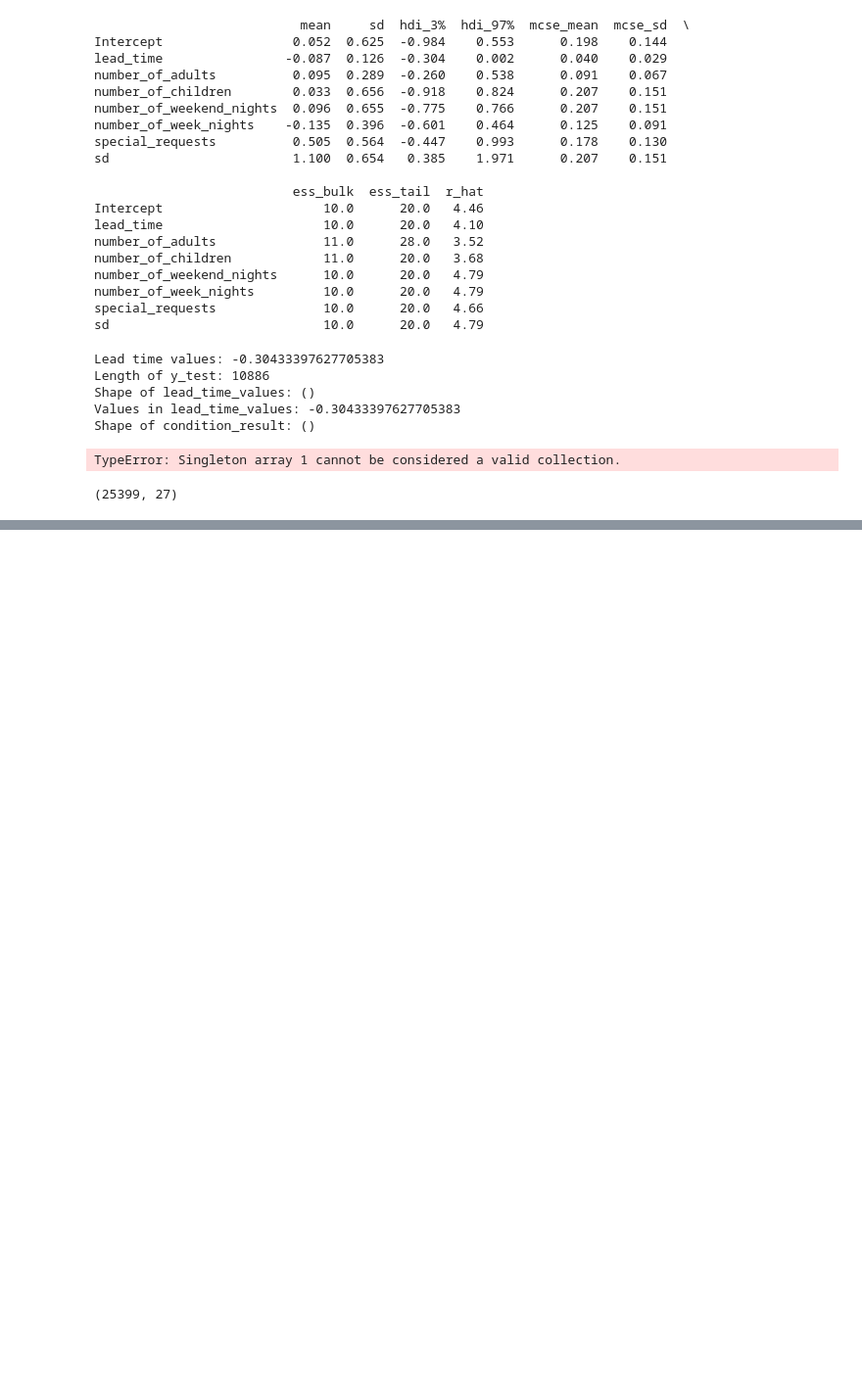
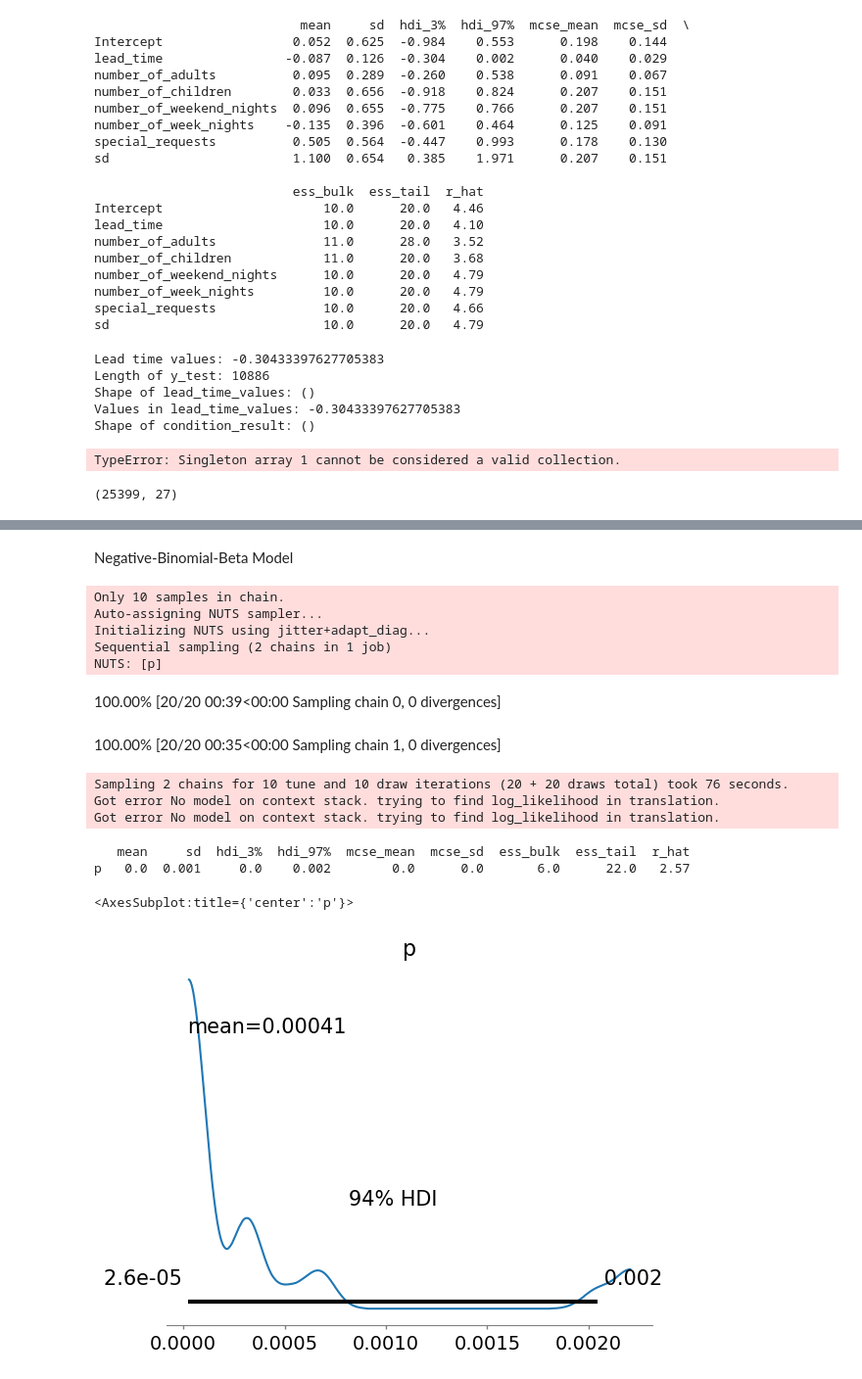
Before and after one commit to jishan900/Hotel-Booking-Cancellation-Prediction-Using-Bayesian-Modeling, a Jupyter notebook: Initial.ipynb, the cells around one changed output, grey strips where cells are left out. Shown at 98% size. Cells and saved outputs as stored; diff of their text form; code cells hidden in the pictures; blank space fills up the shorter version.

```diff
--- a/Initial.ipynb
+++ b/Initial.ipynb
@@ -578,0 +409,42 @@ az.plot_ppc(az.from_pymc3(trace, posterior_predictive=test_trace), figsize=(12,
+# %% [markdown]
+Negative-Binomial-Beta Model
+# %%
+import pymc3 as pm
+import pandas as pd
+import arviz as az
+
+# Assuming df is your DataFrame
+
+# Encode 'booking_status' into binary format
+df['booking_status'] = (df['booking_status'] == 'Canceled').astype(int)
+
+with pm.Model() as bayesian_model:
+    # Prior for the probability parameter (Beta distribution)
+    p = pm.Beta('p', alpha=2, beta=2)
+
+    # Negative Binomial likelihood
+    likelihood = pm.NegativeBinomial('likelihood', mu=p, alpha=2, observed=df['booking_status'])
+
+    # Sample from the posterior distribution
+    trace = pm.sample(10, tune=10, cores=1)  # Adjust the number of samples and tuning steps as needed
+
+# Check the summary of the Bayesian model
+print(pm.summary(trace))
+
+# Plot posterior distribution
+az.plot_posterior(trace, var_names=['p'])
+# %% [output]
+Only 10 samples in chain.
+Auto-assigning NUTS sampler...
+Initializing NUTS using jitter+adapt_diag...
+Sequential sampling (2 chains in 1 job)
+NUTS: [p]
+100.00% [20/20 00:39<00:00 Sampling chain 0, 0 divergences]
+100.00% [20/20 00:35<00:00 Sampling chain 1, 0 divergences]
+Sampling 2 chains for 10 tune and 10 draw iterations (20 + 20 draws total) took 76 seconds.
+Got error No model on context stack. trying to find log_likelihood in translation.
+Got error No model on context stack. trying to find log_likelihood in translation.
+   mean     sd  hdi_3%  hdi_97%  mcse_mean  mcse_sd  ess_bulk  ess_tail  r_hat
+p   0.0  0.001     0.0    0.002        0.0      0.0       6.0      22.0   2.57
+<AxesSubplot:title={'center':'p'}>
+[figure, added]
```
Also changed, not shown: parts of 36 cells of this notebook, 1 other file.
